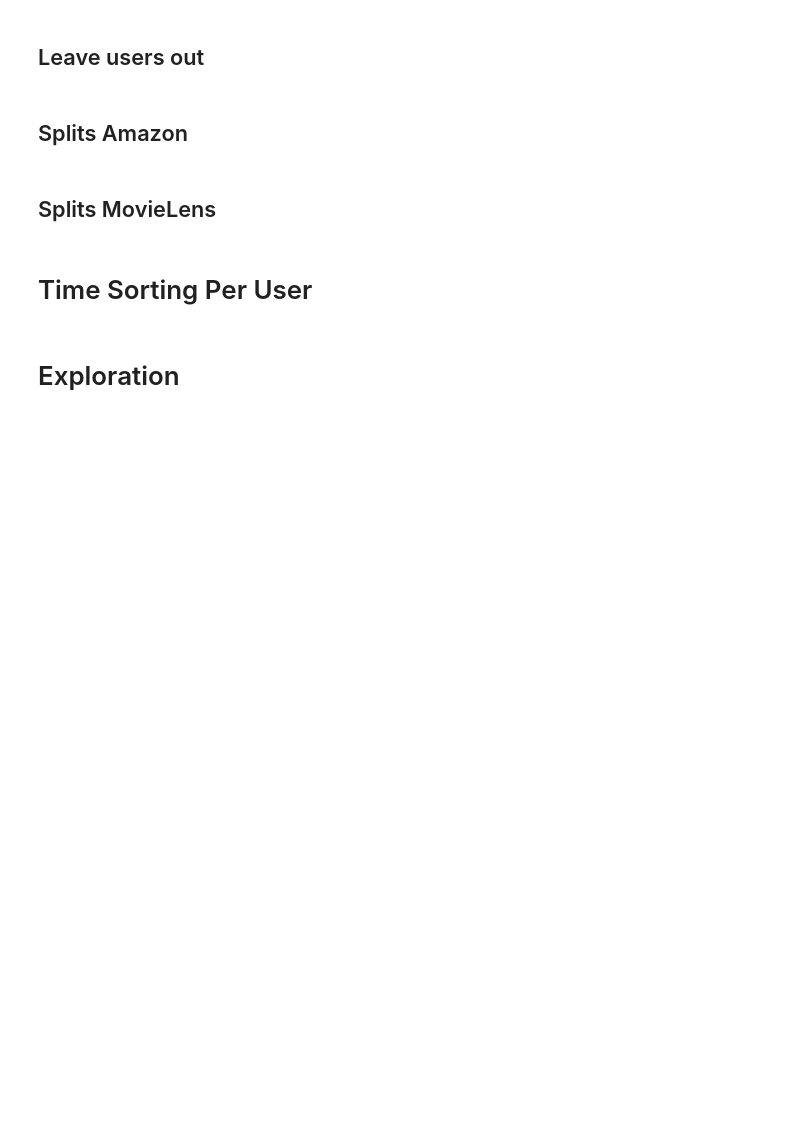
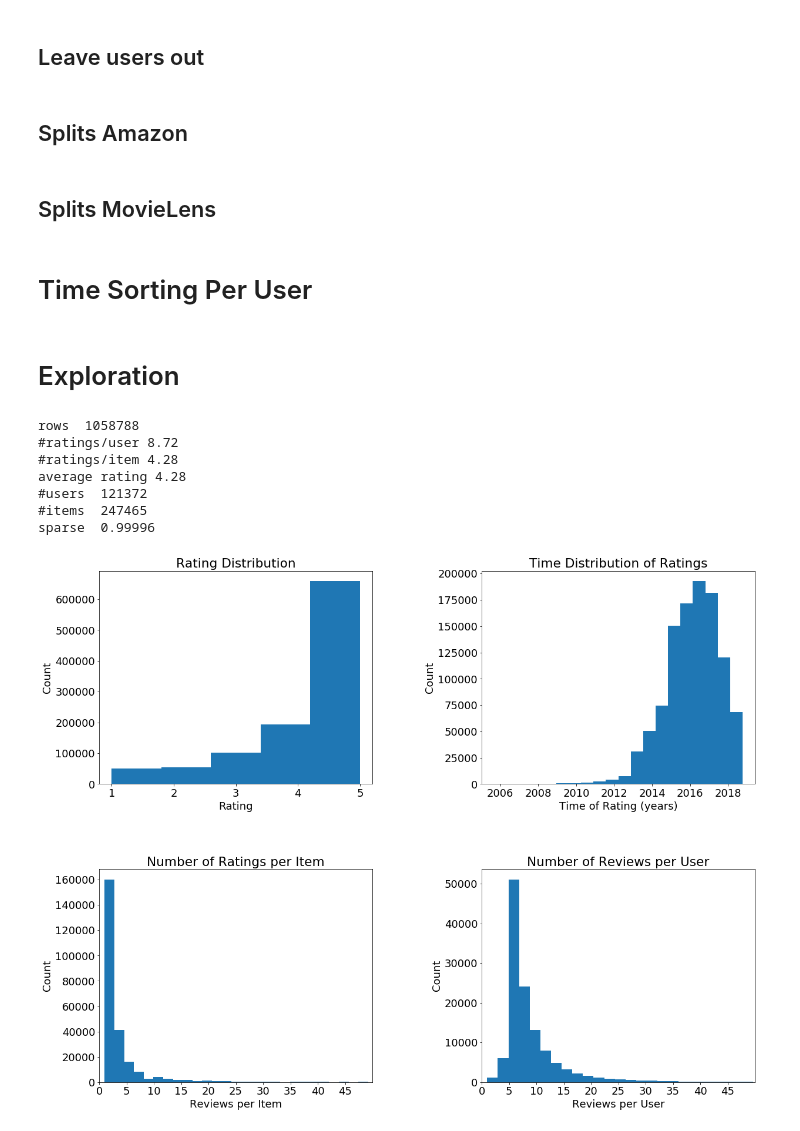
Before and after one commit to ROpdam/recommender_comparison, a Jupyter notebook: data_used.ipynb, the cells around one changed output. Cells and saved outputs as stored; diff of their text form; code cells hidden in the pictures; blank space fills up the shorter version.

Commit message:
Create plots for Thesis

```diff
--- a/data_used.ipynb
+++ b/data_used.ipynb
@@ -198,2 +208,18 @@ def eda_plots(df, title, size=(10,8)):
 
     plt.show()
+# %%
+plt.rcParams.update({'font.size':18})
+# %%
+store_name = 'EDA_am_01'
+store_path = path + 'Plots/EDA/' + store_name
+title = 'Exploratory Data Analysis Amazon 10% of Users'
+eda_plots(am, title, store_path=store_path)
+# %% [output]
+rows  1058788
+#ratings/user 8.72
+#ratings/item 4.28
+average rating 4.28
+#users  121372
+#items  247465
+sparse  0.99996
+[figure, added]
```
Also changed, not shown: parts of 58 cells of this notebook.
